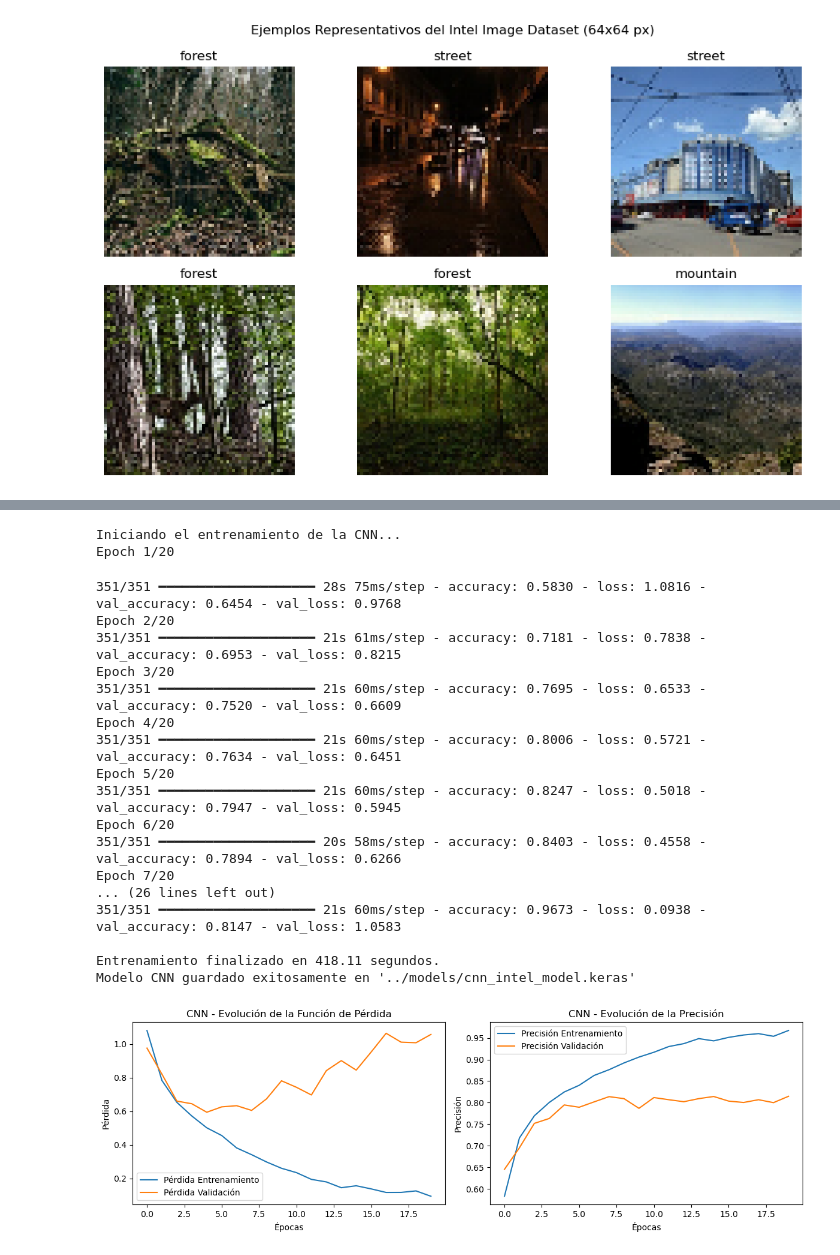
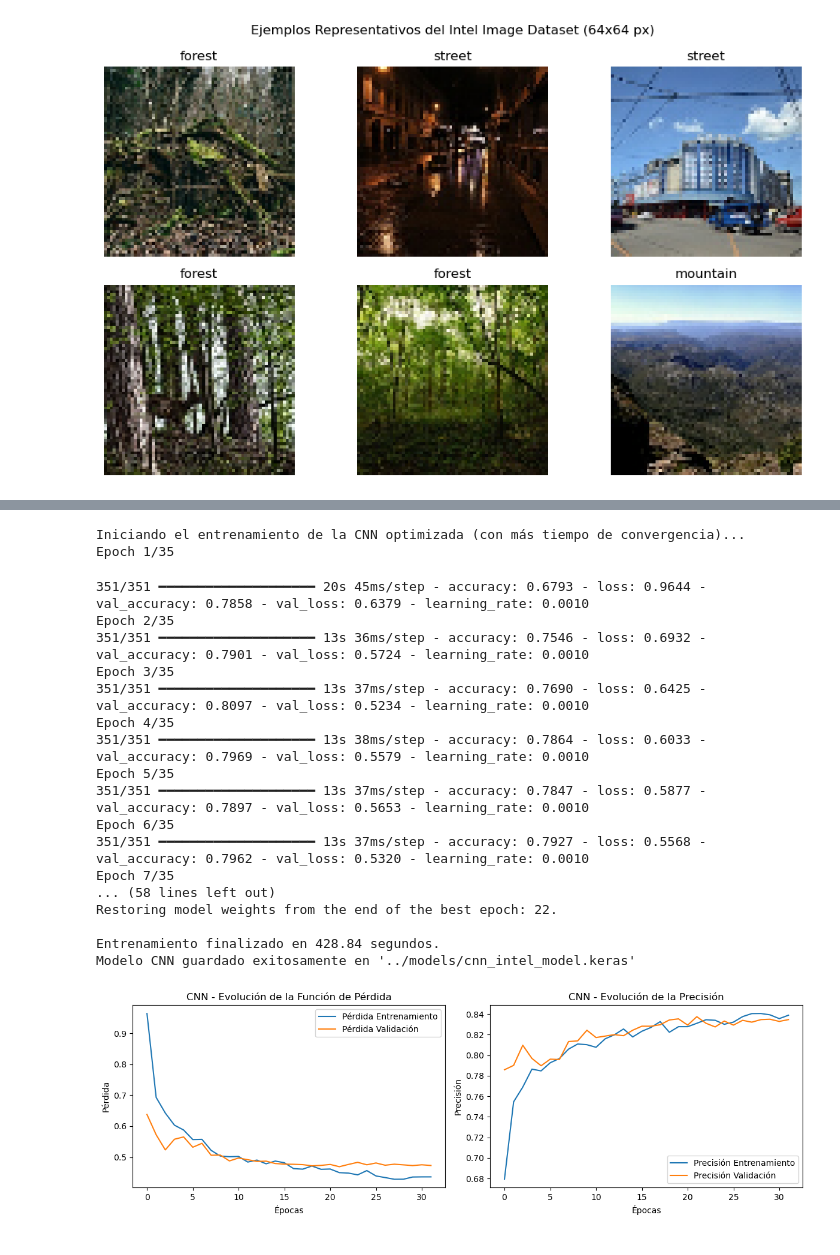
Before and after one commit to BastianFrey/TLY1101-EP1-Intel-Dataset, a Jupyter notebook: notebooks/EP2_Intel_CNN.ipynb, the cells around one changed output, grey strips where cells are left out. Saved outputs shown, nothing was run; the diff lists cells and outputs as text; code cells hidden in the pictures.

```diff
--- a/notebooks/EP2_Intel_CNN.ipynb
+++ b/notebooks/EP2_Intel_CNN.ipynb
@@ -167,62 +175,83 @@ Model: "CNN_Intel_64x64"
 # %%
-EPOCHS = 20
+EPOCHS = 35 # <--- Subimos las épocas para que tenga más tiempo de aprender con los datos aumentados
 
-print("Iniciando el entrenamiento de la CNN...")
+# 1. EarlyStopping con mayor paciencia (espera 10 épocas antes de rendirse)
+early_stopping = tf.keras.callbacks.EarlyStopping(
+    monitor='val_accuracy',
+    patience=10, # <--- Aumentado de 5 a 10 para que no corte el entrenamiento prematuramente
+    restore_best_weights=True,
+    verbose=1
+)
+
+# 2. ReduceLROnPlateau con mayor paciencia
+reduce_lr = tf.keras.callbacks.ReduceLROnPlateau(
+    monitor='val_loss',
+    factor=0.2,
+    patience=4,  # <--- Aumentado de 3 a 4
+    min_lr=1e-6,
+    verbose=1
+)
+
+print("Iniciando el entrenamiento de la CNN optimizada (con más tiempo de convergencia)...")
 start_time_cnn = time.time()
 
 history_cnn = cnn_model.fit(
     train_dataset,
     validation_data=val_dataset,
-    epochs=EPOCHS
+    epochs=EPOCHS,
+    callbacks=[early_stopping, reduce_lr]
 )
 
 tiempo_cnn = time.time() - start_time_cnn
 print(f"\nEntrenamiento finalizado en {tiempo_cnn:.2f} segundos.")
 
 # Guardar el modelo CNN entrenado
 os.makedirs('../models', exist_ok=True)
 cnn_model.save('../models/cnn_intel_model.keras')
 print("Modelo CNN guardado exitosamente en '../models/cnn_intel_model.keras'")
 
 # Graficar el proceso de aprendizaje (Loss y Accuracy)
 plt.figure(figsize=(12, 4))
+
 plt.subplot(1, 2, 1)
 plt.plot(history_cnn.history['loss'], label='Pérdida Entrenamiento')
 plt.plot(history_cnn.history['val_loss'], label='Pérdida Validación')
 plt.title('CNN - Evolución de la Función de Pérdida')
 plt.xlabel('Épocas')
 plt.ylabel('Pérdida')
 plt.legend()
+
 plt.subplot(1, 2, 2)
 plt.plot(history_cnn.history['accuracy'], label='Precisión Entrenamiento')
 plt.plot(history_cnn.history['val_accuracy'], label='Precisión Validación')
 plt.title('CNN - Evolución de la Precisión')
 plt.xlabel('Épocas')
 plt.ylabel('Precisión')
 plt.legend()
+
 plt.tight_layout()
 plt.show()
 # %% [output]
-Iniciando el entrenamiento de la CNN...
-Epoch 1/20
+Iniciando el entrenamiento de la CNN optimizada (con más tiempo de convergencia)...
+Epoch 1/35
-351/351 ━━━━━━━━━━━━━━━━━━━━ 28s 75ms/step - accuracy: 0.5830 - loss: 1.0816 - val_accuracy: 0.6454 - val_loss: 0.9768
-Epoch 2/20
-351/351 ━━━━━━━━━━━━━━━━━━━━ 21s 61ms/step - accuracy: 0.7181 - loss: 0.7838 - val_accuracy: 0.6953 - val_loss: 0.8215
-Epoch 3/20
-351/351 ━━━━━━━━━━━━━━━━━━━━ 21s 60ms/step - accuracy: 0.7695 - loss: 0.6533 - val_accuracy: 0.7520 - val_loss: 0.6609
-Epoch 4/20
-351/351 ━━━━━━━━━━━━━━━━━━━━ 21s 60ms/step - accuracy: 0.8006 - loss: 0.5721 - val_accuracy: 0.7634 - val_loss: 0.6451
-Epoch 5/20
-351/351 ━━━━━━━━━━━━━━━━━━━━ 21s 60ms/step - accuracy: 0.8247 - loss: 0.5018 - val_accuracy: 0.7947 - val_loss: 0.5945
-Epoch 6/20
-351/351 ━━━━━━━━━━━━━━━━━━━━ 20s 58ms/step - accuracy: 0.8403 - loss: 0.4558 - val_accuracy: 0.7894 - val_loss: 0.6266
-Epoch 7/20
-... (26 lines left out)
-351/351 ━━━━━━━━━━━━━━━━━━━━ 21s 60ms/step - accuracy: 0.9673 - loss: 0.0938 - val_accuracy: 0.8147 - val_loss: 1.0583
+351/351 ━━━━━━━━━━━━━━━━━━━━ 20s 45ms/step - accuracy: 0.6793 - loss: 0.9644 - val_accuracy: 0.7858 - val_loss: 0.6379 - learning_rate: 0.0010
+Epoch 2/35
+351/351 ━━━━━━━━━━━━━━━━━━━━ 13s 36ms/step - accuracy: 0.7546 - loss: 0.6932 - val_accuracy: 0.7901 - val_loss: 0.5724 - learning_rate: 0.0010
+Epoch 3/35
+351/351 ━━━━━━━━━━━━━━━━━━━━ 13s 37ms/step - accuracy: 0.7690 - loss: 0.6425 - val_accuracy: 0.8097 - val_loss: 0.5234 - learning_rate: 0.0010
+Epoch 4/35
+351/351 ━━━━━━━━━━━━━━━━━━━━ 13s 38ms/step - accuracy: 0.7864 - loss: 0.6033 - val_accuracy: 0.7969 - val_loss: 0.5579 - learning_rate: 0.0010
+Epoch 5/35
+351/351 ━━━━━━━━━━━━━━━━━━━━ 13s 37ms/step - accuracy: 0.7847 - loss: 0.5877 - val_accuracy: 0.7897 - val_loss: 0.5653 - learning_rate: 0.0010
+Epoch 6/35
+351/351 ━━━━━━━━━━━━━━━━━━━━ 13s 37ms/step - accuracy: 0.7927 - loss: 0.5568 - val_accuracy: 0.7962 - val_loss: 0.5320 - learning_rate: 0.0010
+Epoch 7/35
+... (58 lines left out)
+Restoring model weights from the end of the best epoch: 22.
 
-Entrenamiento finalizado en 418.11 segundos.
+Entrenamiento finalizado en 428.84 segundos.
 Modelo CNN guardado exitosamente en '../models/cnn_intel_model.keras'
-[figure, old version]
+[figure, new version]
 # %%
 from sklearn.metrics import accuracy_score, precision_score, recall_score, f1_score
 import pandas as pd
```
Also changed, not shown: parts of 5 cells of this notebook, 1 other file.
